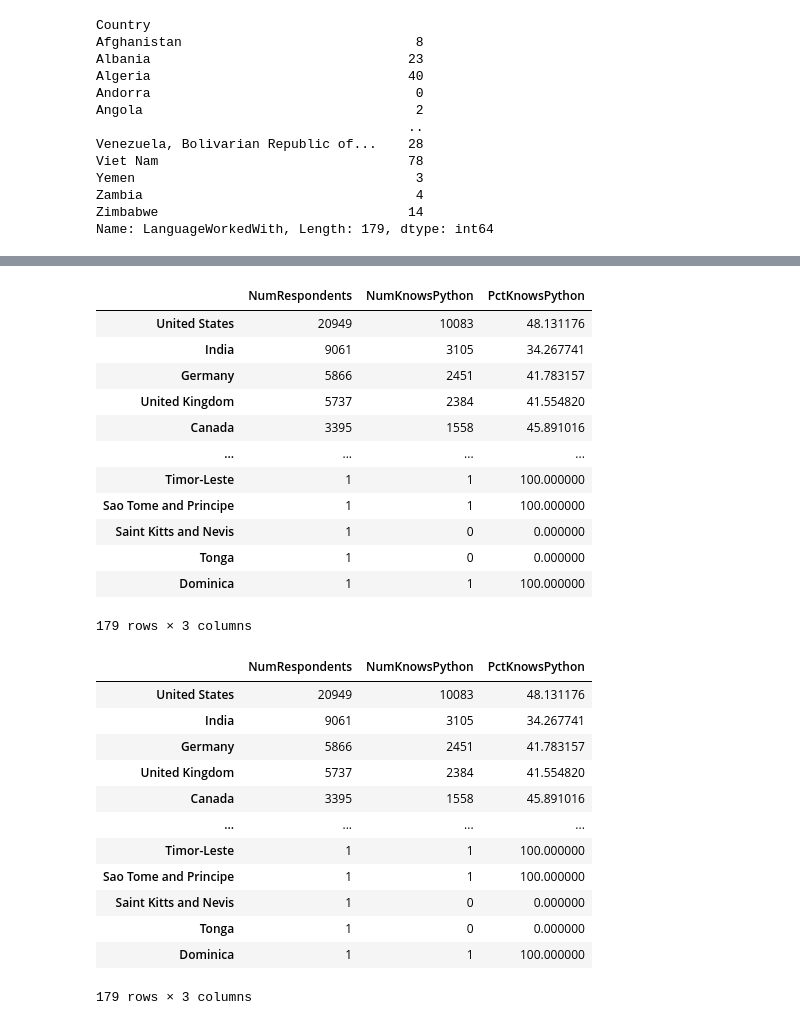
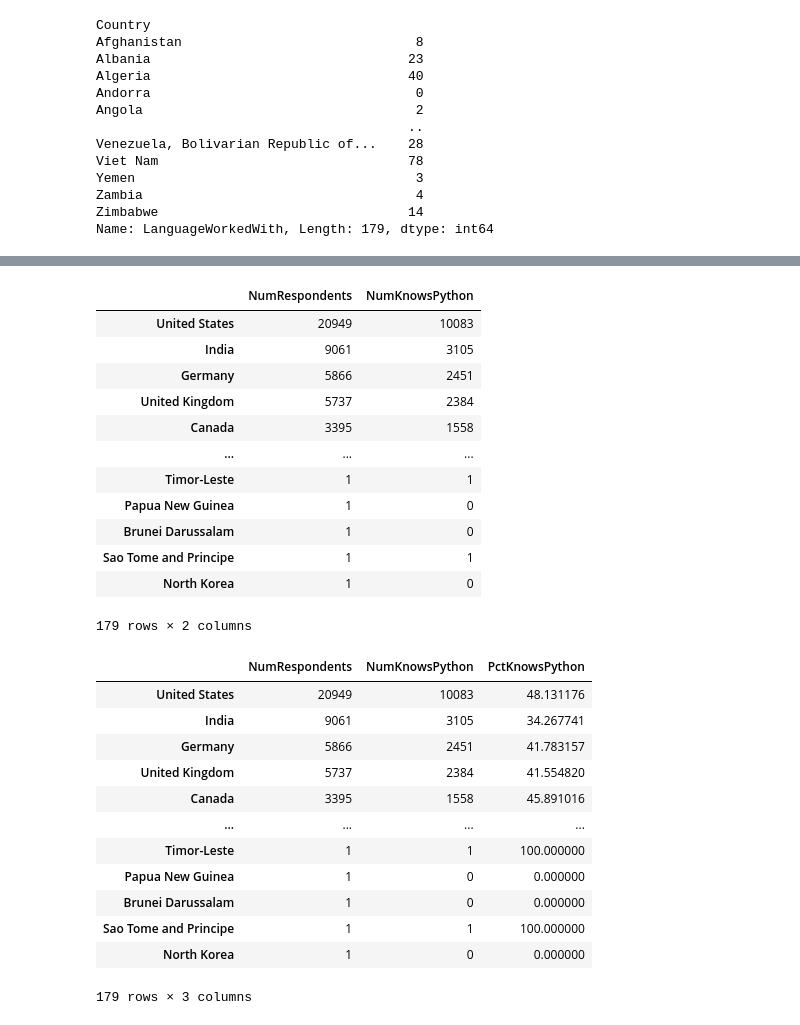
Before and after one commit to Lukasz310/CMS-Pandas, a Jupyter notebook: Notebook/Pandas Demo.ipynb, the cells around one changed output, grey strips where cells are left out. Saved outputs shown, nothing was run; the diff lists cells and outputs as text; code cells hidden in the pictures.

```diff
--- a/Notebook/Pandas Demo.ipynb
+++ b/Notebook/Pandas Demo.ipynb
@@ -165,2 +124,2 @@ Name: Country, Length: 179, dtype: int64
 # %%
-country_grp = df.groupby(['Country'])
+ c_grp = df.groupby(['Country'])
@@ -227,0 +187,3 @@ df.loc[filt]['LanguageWorkedWith'].str.contains('Python').sum()
+# %%
+c_resp = df['Country'].value_counts()
+c_resp
@@ -228,5 +203,6 @@ df.loc[filt]['LanguageWorkedWith'].str.contains('Python').sum()
 # %%
-country_grp['LanguageWorkedWith'].apply(lambda x: x.str.contains('Python').sum())
+cu_py = c_grp['LanguageWorkedWith'].apply(lambda x: x.str.contains('Python').sum())
+cu_py
 # %% [output]
 Country
 Afghanistan                              8
@@ -293,0 +220,3 @@ python_df
+# %%
+py_df = pd.concat([c_resp, cu_py], axis='columns')
+py_df
@@ -294,23 +237,23 @@ python_df
 # %%
-python_df.rename(columns={'Country':'NumRespondents', 'LanguageWorkedWith':'NumKnowsPython'}, inplace=True)
-python_df
+py_df.rename(columns={"Country":'NumRespondents', 'LanguageWorkedWith':'NumKnowsPython'}, inplace=True)
+py_df
 # %% [output]
-|  | NumRespondents | NumKnowsPython | PctKnowsPython |
-| United States | 20949 | 10083 | 48.131176 |
-| India | 9061 | 3105 | 34.267741 |
-| Germany | 5866 | 2451 | 41.783157 |
-| United Kingdom | 5737 | 2384 | 41.554820 |
-| Canada | 3395 | 1558 | 45.891016 |
-| ... | ... | ... | ... |
-| Timor-Leste | 1 | 1 | 100.000000 |
-| Sao Tome and Principe | 1 | 1 | 100.000000 |
-| Saint Kitts and Nevis | 1 | 0 | 0.000000 |
-| Tonga | 1 | 0 | 0.000000 |
-| Dominica | 1 | 1 | 100.000000 |
+|  | NumRespondents | NumKnowsPython |
+| United States | 20949 | 10083 |
+| India | 9061 | 3105 |
+| Germany | 5866 | 2451 |
+| United Kingdom | 5737 | 2384 |
+| Canada | 3395 | 1558 |
+| ... | ... | ... |
+| Timor-Leste | 1 | 1 |
+| Papua New Guinea | 1 | 0 |
+| Brunei Darussalam | 1 | 0 |
+| Sao Tome and Principe | 1 | 1 |
+| North Korea | 1 | 0 |
-179 rows × 3 columns
+179 rows × 2 columns
 # %%
-python_df['PctKnowsPython'] = (python_df['NumKnowsPython']/python_df['NumRespondents']) * 100
-python_df
+py_df['PctKnowsPython']=(py_df['NumKnowsPython']/py_df['NumRespondents'])*100
+py_df
 # %% [output]
 |  | NumRespondents | NumKnowsPython | PctKnowsPython |
 | United States | 20949 | 10083 | 48.131176 |
@@ -320,8 +263,8 @@ python_df
 | Canada | 3395 | 1558 | 45.891016 |
 | ... | ... | ... | ... |
 | Timor-Leste | 1 | 1 | 100.000000 |
+| Papua New Guinea | 1 | 0 | 0.000000 |
+| Brunei Darussalam | 1 | 0 | 0.000000 |
 | Sao Tome and Principe | 1 | 1 | 100.000000 |
-| Saint Kitts and Nevis | 1 | 0 | 0.000000 |
-| Tonga | 1 | 0 | 0.000000 |
-| Dominica | 1 | 1 | 100.000000 |
+| North Korea | 1 | 0 | 0.000000 |
 179 rows × 3 columns
```
Also changed, not shown: parts of 22 cells of this notebook.
